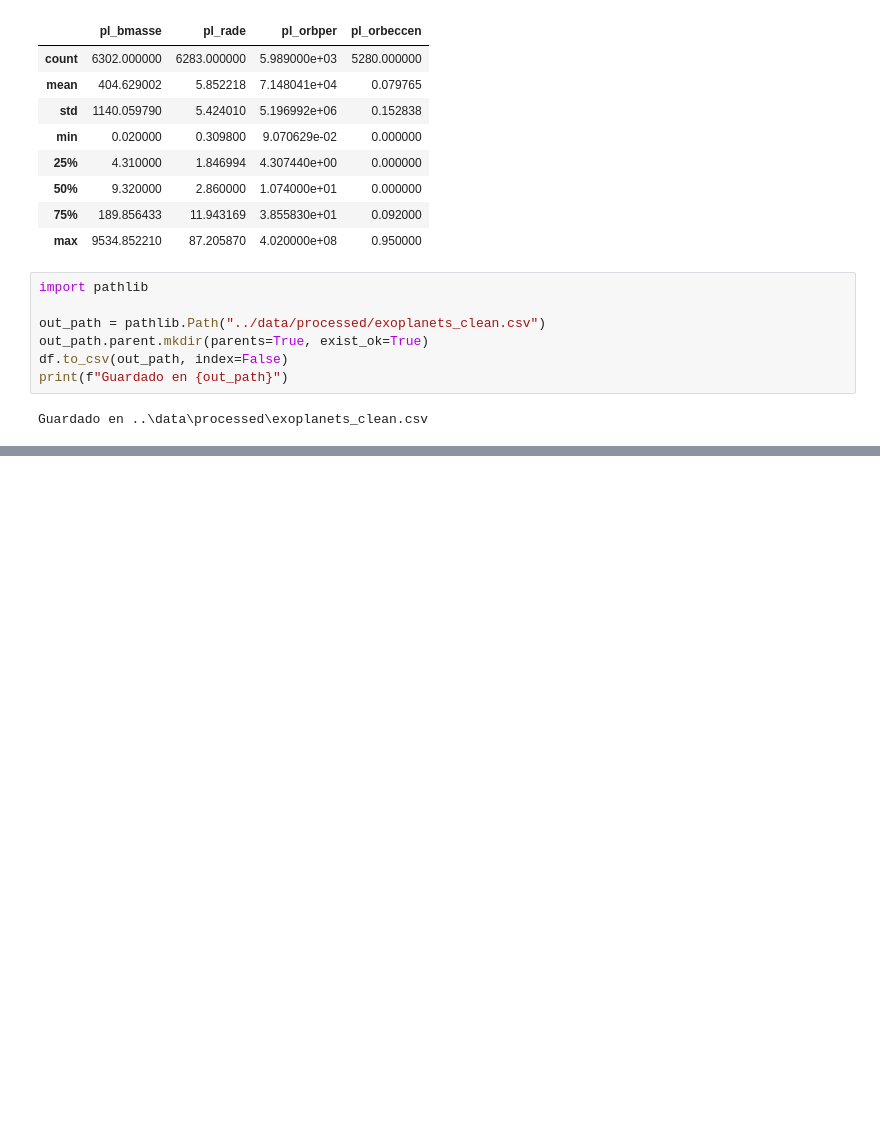
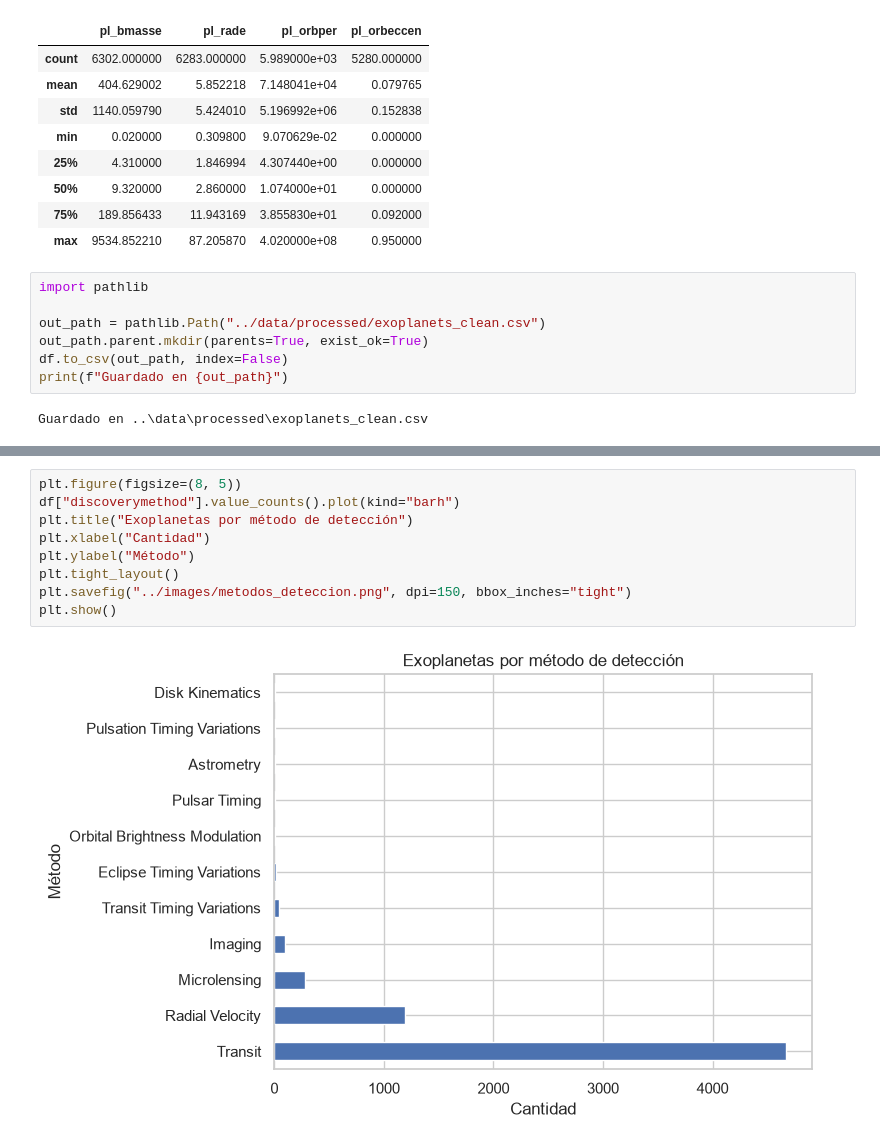
Before and after one commit to AngelFelixV/Exoplanetas, a Jupyter notebook: notebooks/eda_01.ipynb, the cells around one changed output, grey strips where cells are left out. Cells and saved outputs as stored; diff of their text form; blank space fills up the shorter version.

```diff
--- a/notebooks/eda_01.ipynb
+++ b/notebooks/eda_01.ipynb
@@ -80,0 +110,11 @@ Guardado en ..\data\processed\exoplanets_clean.csv
+# %%
+plt.figure(figsize=(8, 5))
+df["discoverymethod"].value_counts().plot(kind="barh")
+plt.title("Exoplanetas por método de detección")
+plt.xlabel("Cantidad")
+plt.ylabel("Método")
+plt.tight_layout()
+plt.savefig("../images/metodos_deteccion.png", dpi=150, bbox_inches="tight")
+plt.show()
+# %% [output]
+[figure, added]
```
Also changed, not shown: parts of 22 cells of this notebook, 7 other files.
